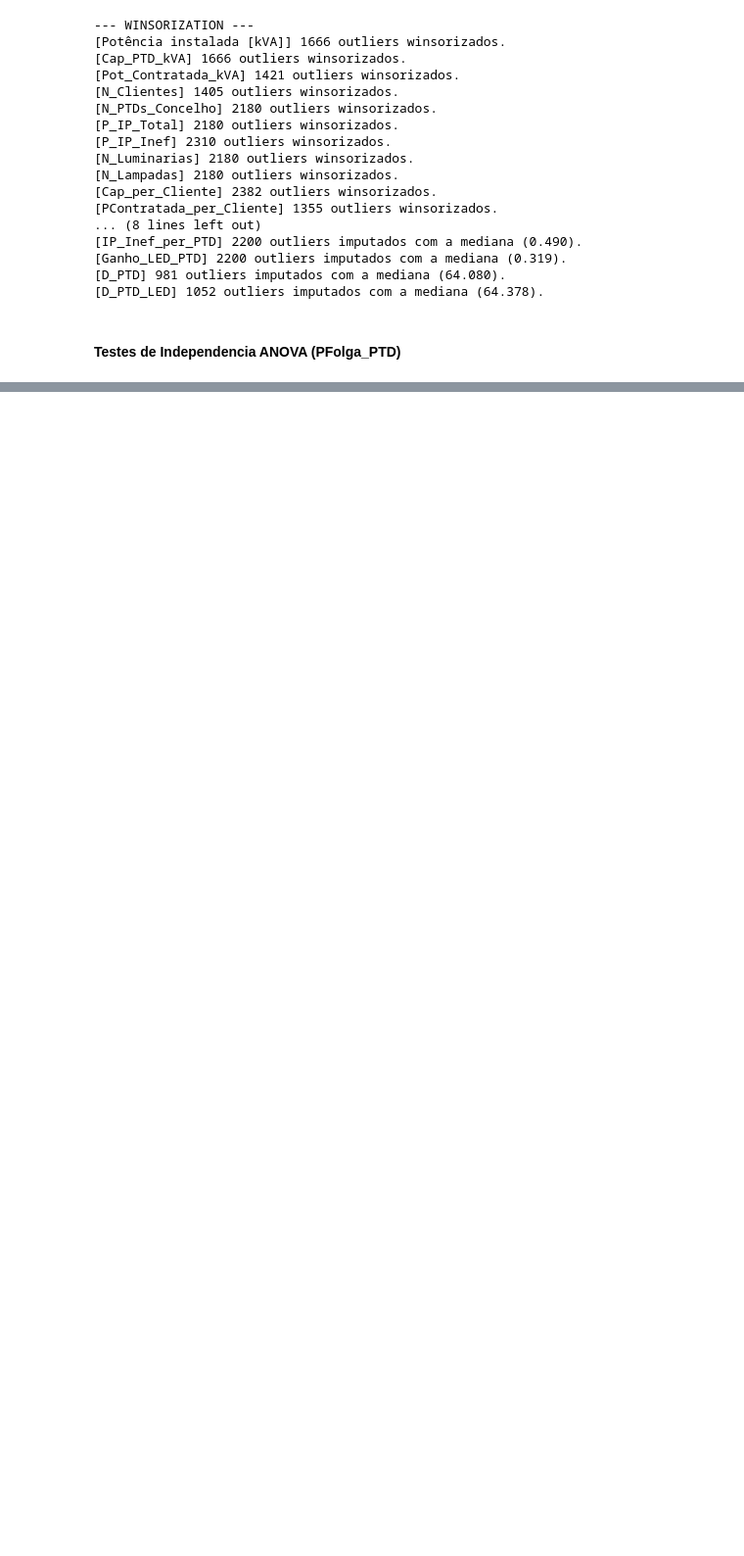
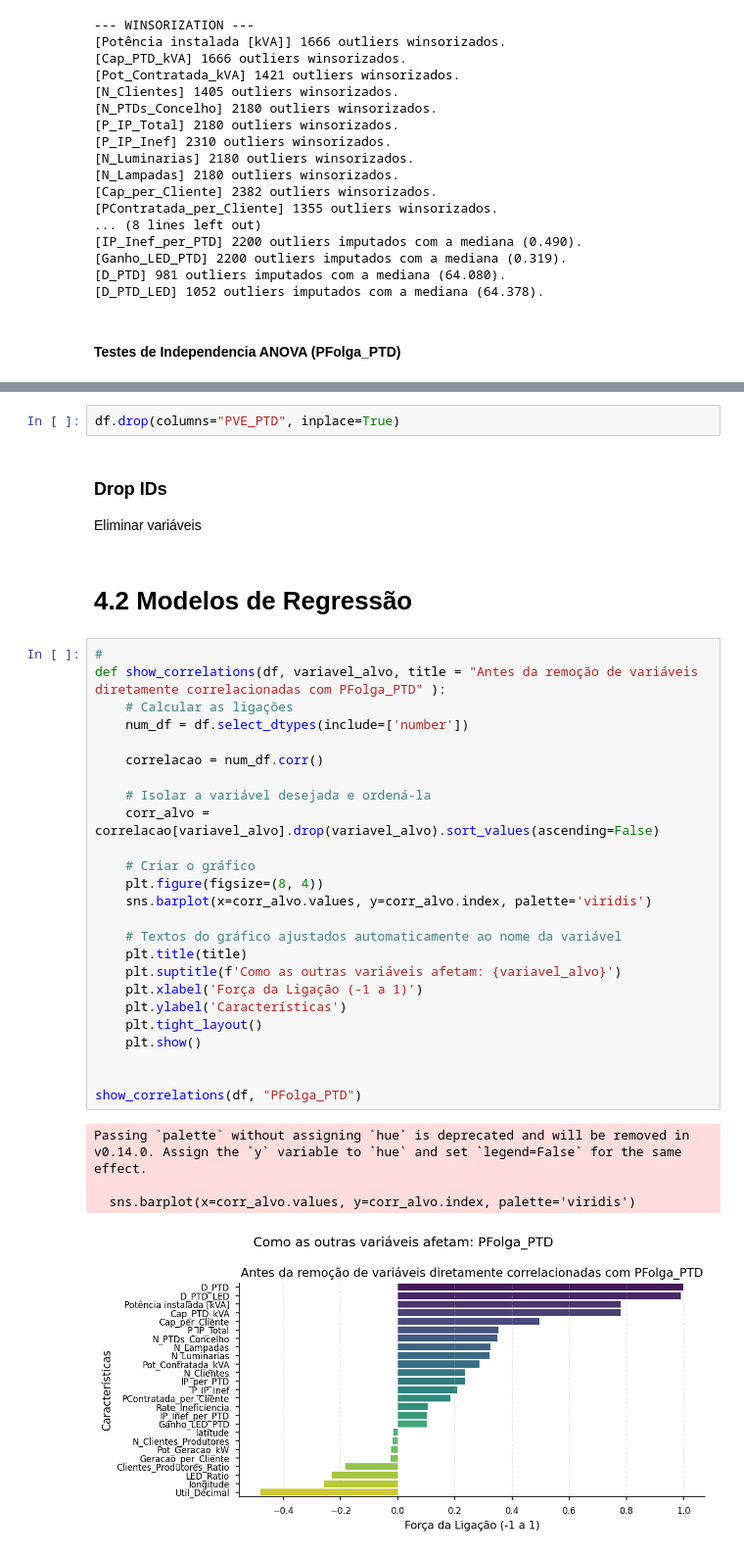
Before and after one commit to n0th1ng999/ANADI_Projeto, a Jupyter notebook: P2/P2.ipynb, the cells around one changed output, grey strips where cells are left out. Shown at 98% size. Cells and saved outputs as stored; diff of their text form; blank space fills up the shorter version.

```diff
--- a/P2/P2.ipynb
+++ b/P2/P2.ipynb
@@ -686,0 +649,38 @@ Dimensão do dataset após remoção: (68963, 28)
+# %%
+df.drop(columns="PVE_PTD", inplace=True)
+# %% [markdown]
+### Drop IDs
+
+Eliminar variáveis
+# %% [markdown]
+# 4.2 Modelos de Regressão
+# %%
+#
+def show_correlations(df, variavel_alvo, title = "Antes da remoção de variáveis diretamente correlacionadas com PFolga_PTD" ):
+    # Calcular as ligações
+    num_df = df.select_dtypes(include=['number'])
+
+    correlacao = num_df.corr()
+
+    # Isolar a variável desejada e ordená-la
+    corr_alvo = correlacao[variavel_alvo].drop(variavel_alvo).sort_values(ascending=False)
+
+    # Criar o gráfico
+    plt.figure(figsize=(8, 4))
+    sns.barplot(x=corr_alvo.values, y=corr_alvo.index, palette='viridis')
+
+    # Textos do gráfico ajustados automaticamente ao nome da variável
+    plt.title(title)
+    plt.suptitle(f'Como as outras variáveis afetam: {variavel_alvo}')
+    plt.xlabel('Força da Ligação (-1 a 1)')
+    plt.ylabel('Características')
+    plt.tight_layout()
+    plt.show()
+
+
+show_correlations(df, "PFolga_PTD")
+# %% [output]
+Passing `palette` without assigning `hue` is deprecated and will be removed in v0.14.0. Assign the `y` variable to `hue` and set `legend=False` for the same effect.
+
+  sns.barplot(x=corr_alvo.values, y=corr_alvo.index, palette='viridis')
+[figure, added]
```
Also changed, not shown: parts of 25 cells of this notebook, 1 other file.
